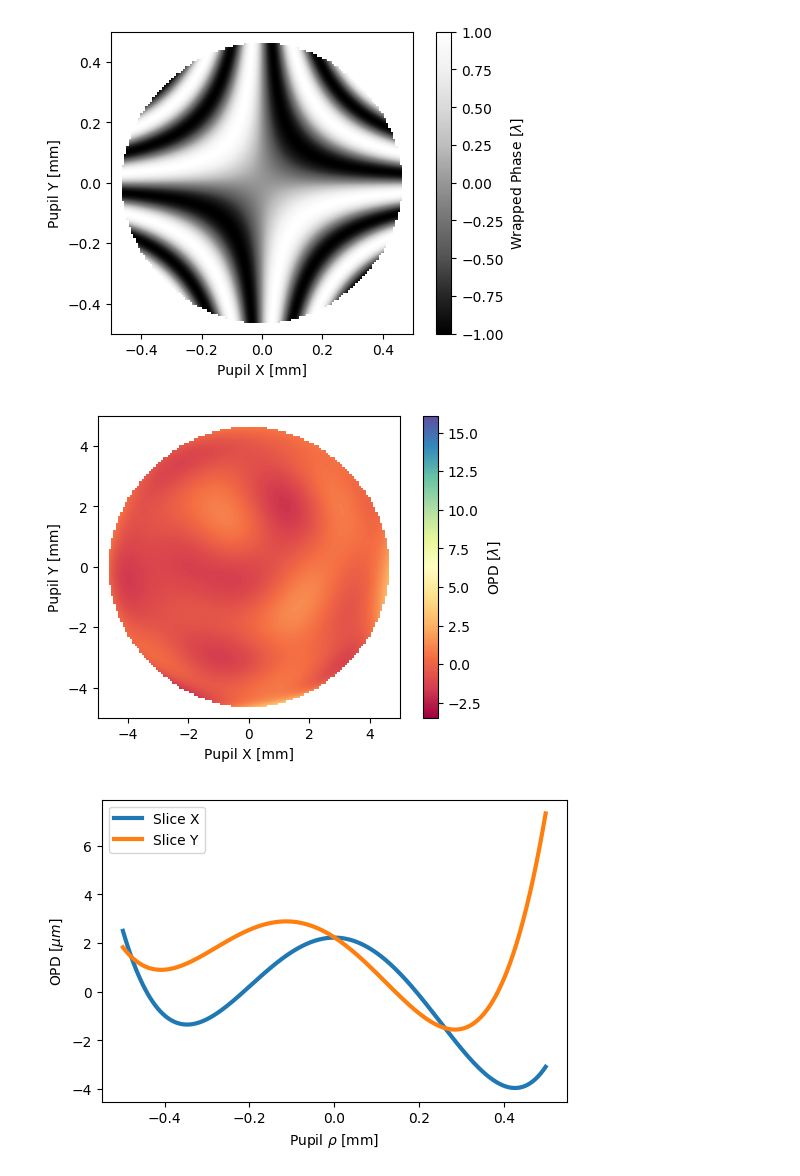
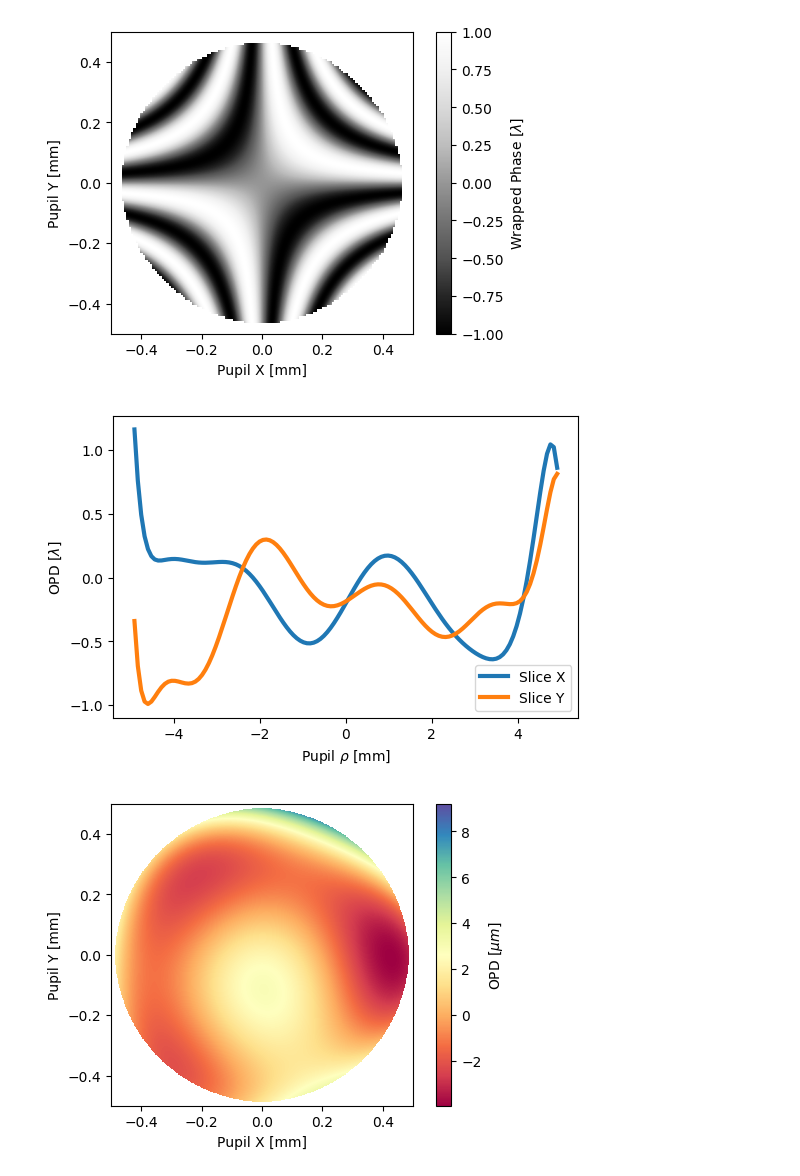
Before and after one commit to fossabot/prysm, a Jupyter notebook: Examples/Zernikes.ipynb, the cells around one changed output. Cells and saved outputs as stored; diff of their text form; code cells hidden in the pictures.

```diff
--- a/Examples/Zernikes.ipynb
+++ b/Examples/Zernikes.ipynb
@@ -14,7 +10,7 @@ myPupil = FringeZernike(Z5=1)
 myPupil_base1 = FringeZernike(Z6=1, base=1)
 
 # pass an array of zernike terms starting from 0.  specify the pupil diameter in mm and wavelength in um
-wavefront_coefs = np.random.rand(48)
+wavefront_coefs = np.random.rand(48) - 0.5
 myPupil2 = FringeZernike(wavefront_coefs, epd=10, wavelength=0.55)
 
 # use normalized form of zernikes and specify in units of um, units can be latex strings or nm/um
@@ -28,12 +24,12 @@ myPupil4 = FringeZernike(wavefront_coefs, samples=1024)
 #pupils can be plotted in a variety of ways
 ## an interferogram
 myPupil.interferogram()
+## an X,Y trace through the pupil phase
+myPupil2.plot_slice_xy()
 ## a 2d phase map
-myPupil2.plot2d()
-## an X,Y trace through the pupil phase
-myPupil3.plot_slice_xy()
+myPupil3.plot2d()
 ## interferograms can have any number of passes and any level of visibility
-myPupil4.interferogram(visibility=0.5, passes=2)
+myPupil4.interferogram(visibility=0.75, passes=2)
 
 # the __repr__ for a FZ pupil contains the wavefront breakdown
 print(myPupil2)
@@ -58,3 +54,3 @@ Fringe Zernike description with:
-[figure, old version]
+[figure, new version]
-[figure, old version]
+[figure, new version]
-[figure, old version]
+[figure, new version]
```
Also changed, not shown: parts of 4 cells of this notebook.
